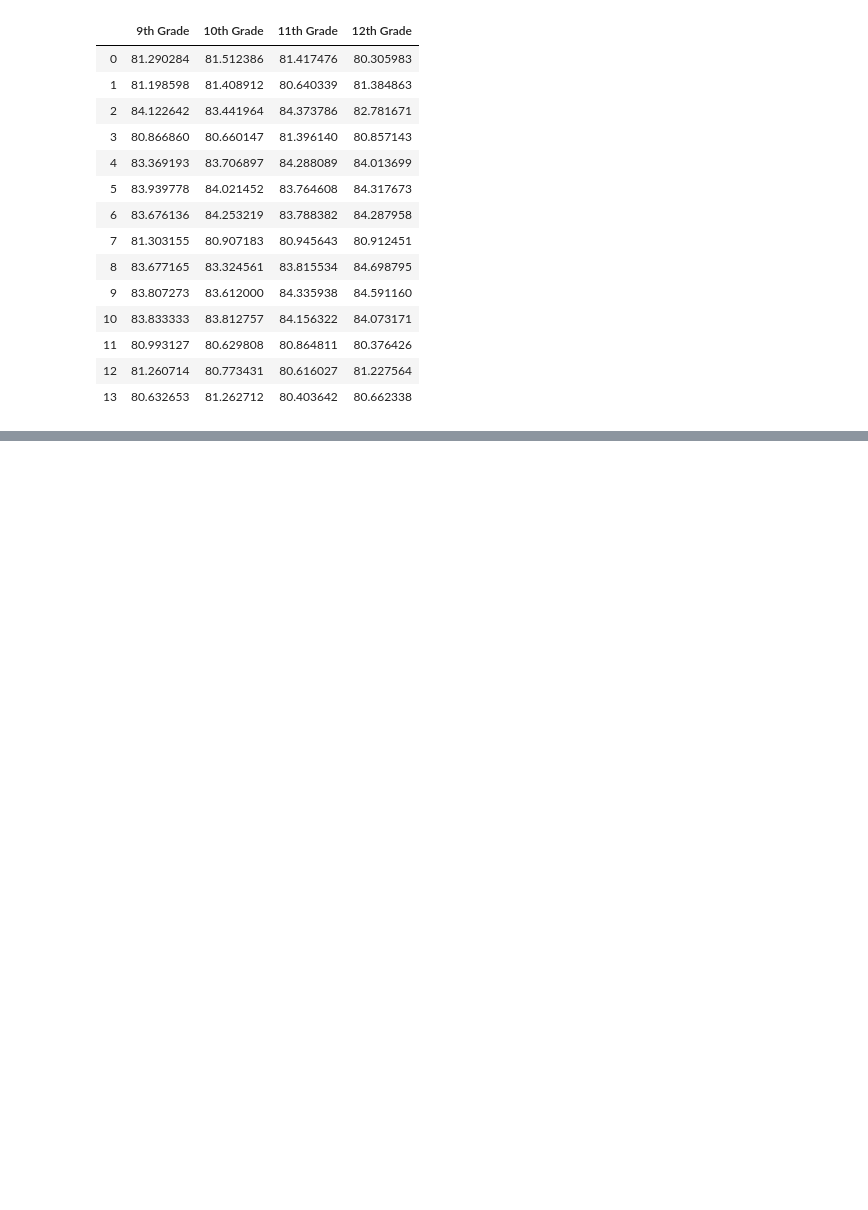
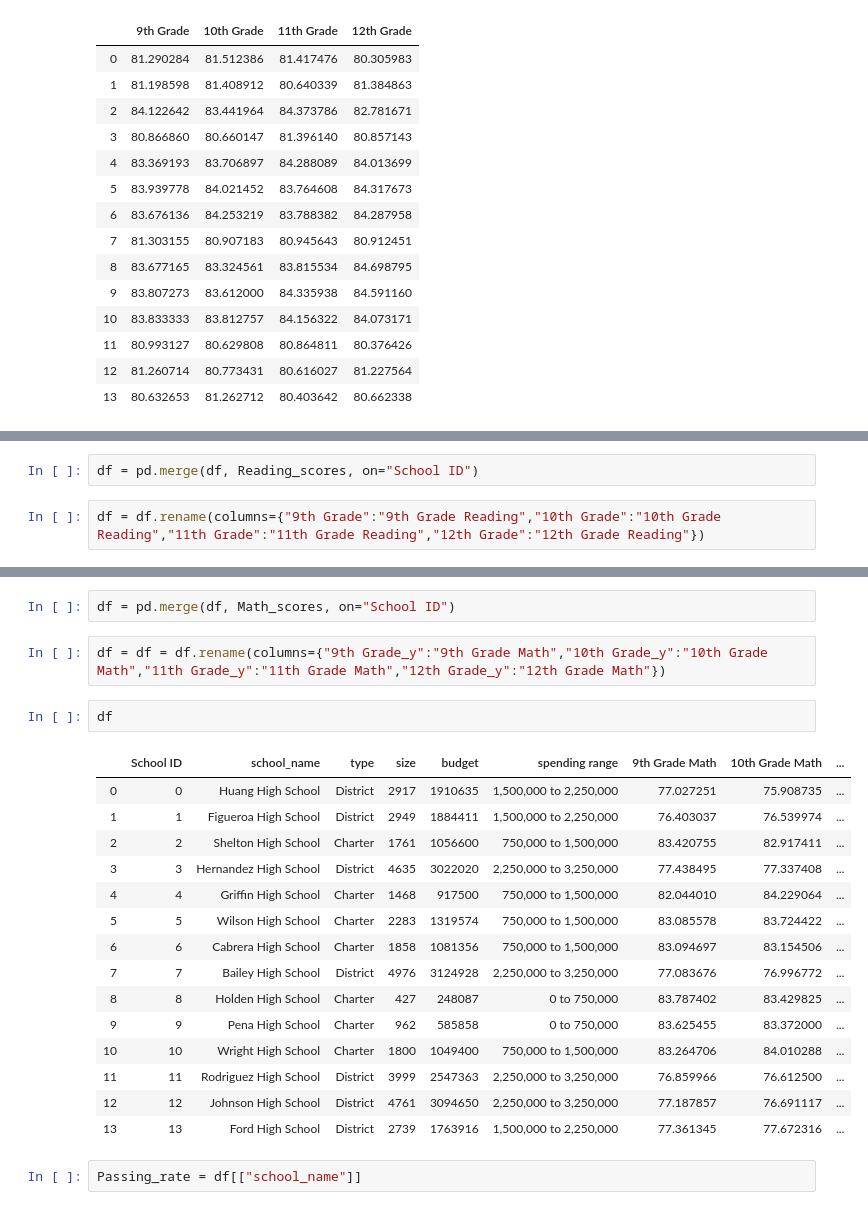
Before and after one commit to mcordray1988/Pandas-Challenge, a Jupyter notebook: PyCitySchools/schools.ipynb, the cells around one changed output, grey strips where cells are left out. Cells and saved outputs as stored; diff of their text form; blank space fills up the shorter version.

Commit message:
updated dataframe to include bins

```diff
--- a/PyCitySchools/schools.ipynb
+++ b/PyCitySchools/schools.ipynb
@@ -401,0 +457,4 @@ Reading_scores
+# %%
+df = pd.merge(df, Reading_scores, on="School ID")
+# %%
+df = df.rename(columns={"9th Grade":"9th Grade Reading","10th Grade":"10th Grade Reading","11th Grade":"11th Grade Reading","12th Grade":"12th Grade Reading"})
@@ -401,0 +479,24 @@ Reading_scores
+# %%
+df = pd.merge(df, Math_scores, on="School ID")
+# %%
+df = df = df.rename(columns={"9th Grade_y":"9th Grade Math","10th Grade_y":"10th Grade Math","11th Grade_y":"11th Grade Math","12th Grade_y":"12th Grade Math"})
+# %%
+df
+# %% [output]
+|  | School ID | school_name | type | size | budget | spending range | 9th Grade Math | 10th Grade Math | ... |
+| 0 | 0 | Huang High School | District | 2917 | 1910635 | 1,500,000 to 2,250,000 | 77.027251 | 75.908735 | ... |
+| 1 | 1 | Figueroa High School | District | 2949 | 1884411 | 1,500,000 to 2,250,000 | 76.403037 | 76.539974 | ... |
+| 2 | 2 | Shelton High School | Charter | 1761 | 1056600 | 750,000 to 1,500,000 | 83.420755 | 82.917411 | ... |
+| 3 | 3 | Hernandez High School | District | 4635 | 3022020 | 2,250,000 to 3,250,000 | 77.438495 | 77.337408 | ... |
+| 4 | 4 | Griffin High School | Charter | 1468 | 917500 | 750,000 to 1,500,000 | 82.044010 | 84.229064 | ... |
+| 5 | 5 | Wilson High School | Charter | 2283 | 1319574 | 750,000 to 1,500,000 | 83.085578 | 83.724422 | ... |
+| 6 | 6 | Cabrera High School | Charter | 1858 | 1081356 | 750,000 to 1,500,000 | 83.094697 | 83.154506 | ... |
+| 7 | 7 | Bailey High School | District | 4976 | 3124928 | 2,250,000 to 3,250,000 | 77.083676 | 76.996772 | ... |
+| 8 | 8 | Holden High School | Charter | 427 | 248087 | 0 to 750,000 | 83.787402 | 83.429825 | ... |
+| 9 | 9 | Pena High School | Charter | 962 | 585858 | 0 to 750,000 | 83.625455 | 83.372000 | ... |
+| 10 | 10 | Wright High School | Charter | 1800 | 1049400 | 750,000 to 1,500,000 | 83.264706 | 84.010288 | ... |
+| 11 | 11 | Rodriguez High School | District | 3999 | 2547363 | 2,250,000 to 3,250,000 | 76.859966 | 76.612500 | ... |
+| 12 | 12 | Johnson High School | District | 4761 | 3094650 | 2,250,000 to 3,250,000 | 77.187857 | 76.691117 | ... |
+| 13 | 13 | Ford High School | District | 2739 | 1763916 | 1,500,000 to 2,250,000 | 77.361345 | 77.672316 | ... |
+# %%
+Passing_rate = df[["school_name"]]
```
Also changed, not shown: parts of 8 cells of this notebook.
